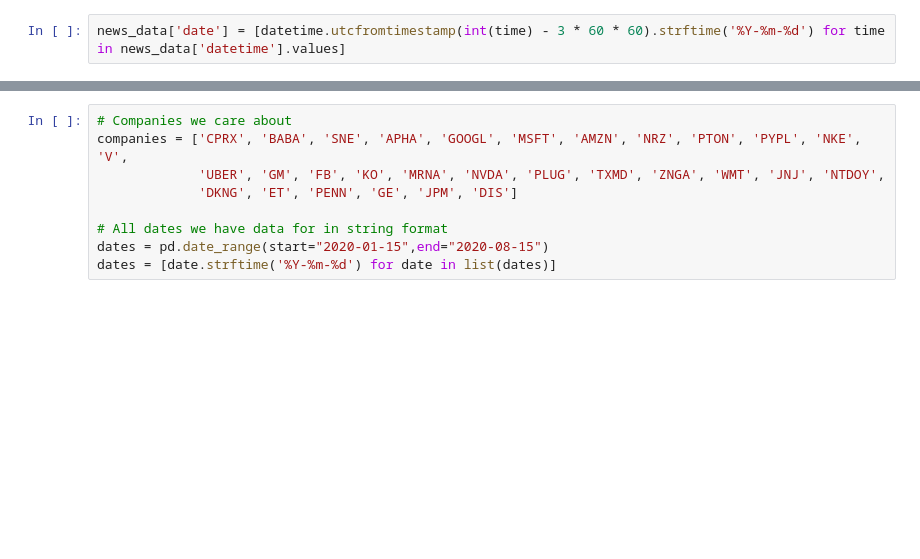
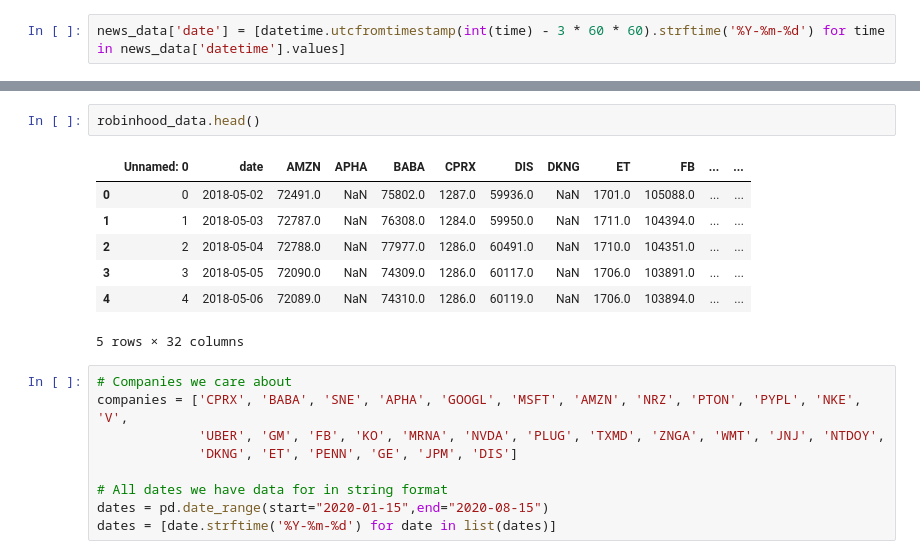
Before and after one commit to liv0829/DS4ATeam26, a Jupyter notebook: Financial News Fitting.ipynb, the cells around one changed output, grey strips where cells are left out. Drawn from its saved outputs; the diff is of its cells as text; blank space fills up the shorter version.

```diff
--- a/Financial News Fitting.ipynb
+++ b/Financial News Fitting.ipynb
@@ -24,6 +25,16 @@ news_data.head()
 | 2 | 2 | 1580505387 | With four houses worth $2.5 milli... | CPRX | https://business.financialpost.com | Real estate investing has been go... | 0.105 | 0.800 | 0.095 | -0.0516 | ... |
 | 3 | 3 | 1580860800 | Shares of several healthcare and ... | CPRX | Benzinga Newsdesk | NaN | 0.082 | 0.754 | 0.164 | 0.5719 | ... |
 | 4 | 4 | 1580821330 | Catalyst Pharmaceuticals Appoints... | CPRX | Yahoo | Catalyst Pharmaceuticals, Inc. (C... | 0.000 | 1.000 | 0.000 | 0.0000 | ... |
+# %%
+robinhood_data.head()
+# %% [output]
+|  | Unnamed: 0 | date | AMZN | APHA | BABA | CPRX | DIS | DKNG | ET | FB | ... | ... |
+| 0 | 0 | 2018-05-02 | 72491.0 | NaN | 75802.0 | 1287.0 | 59936.0 | NaN | 1701.0 | 105088.0 | ... | ... |
+| 1 | 1 | 2018-05-03 | 72787.0 | NaN | 76308.0 | 1284.0 | 59950.0 | NaN | 1711.0 | 104394.0 | ... | ... |
+| 2 | 2 | 2018-05-04 | 72788.0 | NaN | 77977.0 | 1286.0 | 60491.0 | NaN | 1710.0 | 104351.0 | ... | ... |
+| 3 | 3 | 2018-05-05 | 72090.0 | NaN | 74309.0 | 1286.0 | 60117.0 | NaN | 1706.0 | 103891.0 | ... | ... |
+| 4 | 4 | 2018-05-06 | 72089.0 | NaN | 74310.0 | 1286.0 | 60119.0 | NaN | 1706.0 | 103894.0 | ... | ... |
+5 rows × 32 columns
 # %%
 # Companies we care about
 companies = ['CPRX', 'BABA', 'SNE', 'APHA', 'GOOGL', 'MSFT', 'AMZN', 'NRZ', 'PTON', 'PYPL', 'NKE', 'V',
```
Also changed, not shown: parts of 9 cells of this notebook.
